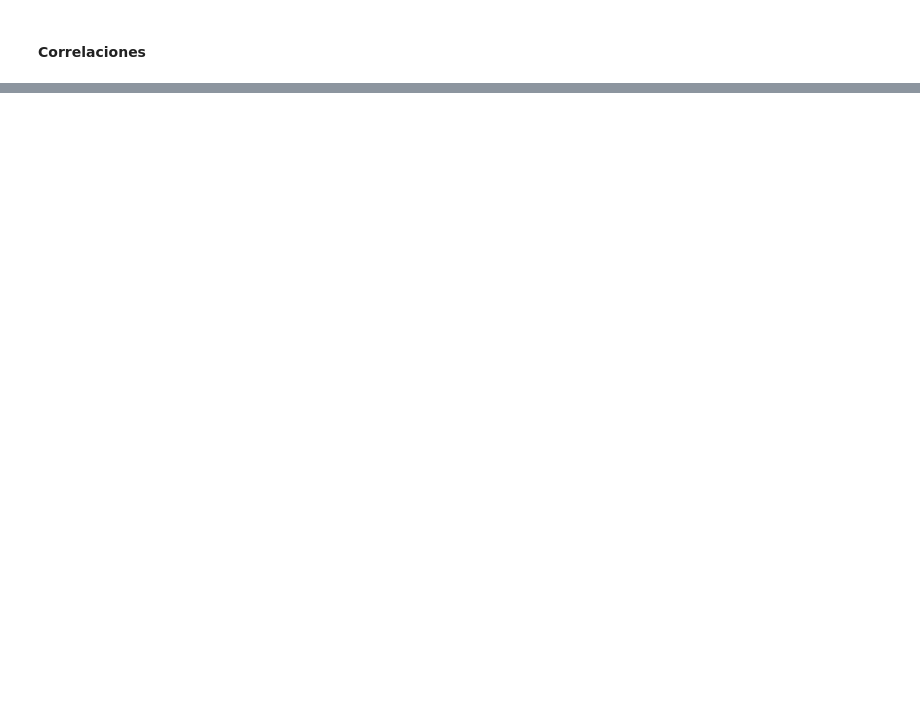
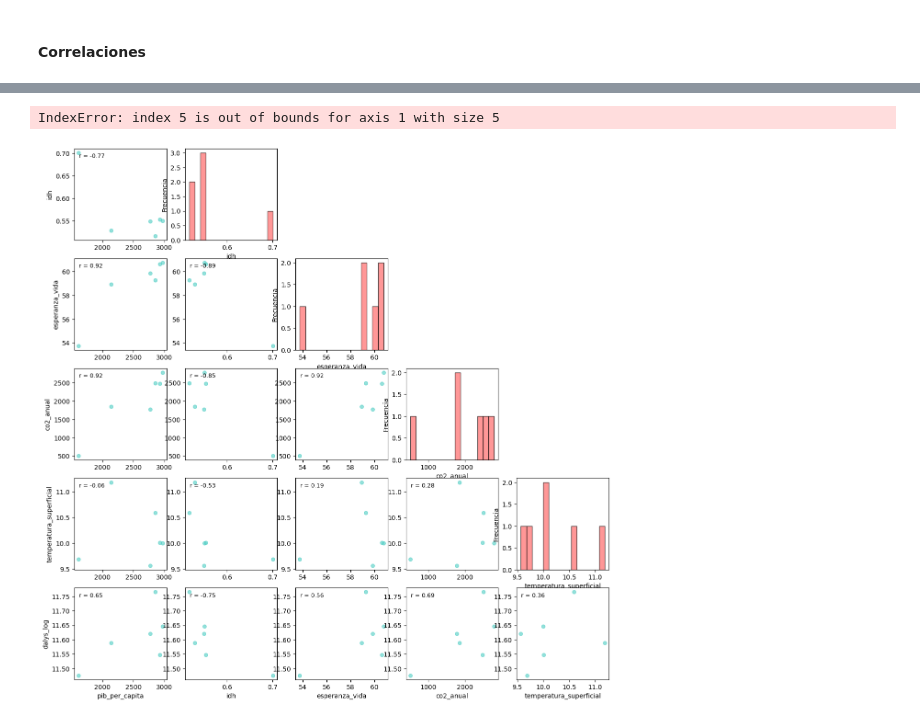
Before and after one commit to P-arsimony/DALY_DataAnalysis, a Jupyter notebook: Data_Visualization.ipynb, the cells around one changed output, grey strips where cells are left out. Drawn from its saved outputs; the diff is of its cells as text; code cells hidden in the pictures; blank space fills up the shorter version.

Commit message:
Nuevas gráficas de correlaciones entre datos.

```diff
--- a/Data_Visualization.ipynb
+++ b/Data_Visualization.ipynb
@@ -564,0 +634,61 @@ Altura del gráfico: 10.8 pulgadas
+# %%
+# ============================================
+# Scatter Matrix con correlaciones
+# ============================================
+
+# Seleccionar variables
+variables = ['dalys', 'pib_per_capita', 'idh', 'esperanza_vida', 'co2_anual', 'temperatura_superficial']
+df_corr = df_analisis_global[variables].copy()
+
+# Aplicar log a DALYs
+df_corr['dalys_log'] = np.log1p(df_corr['dalys'])
+df_corr = df_corr.drop('dalys', axis=1)
+
+# Calcular matriz de correlación
+corr_matrix = df_corr.corr()
+
+# Crear figura con subplots
+fig, axes = plt.subplots(len(variables)-1, len(variables)-1,
+                         figsize=(15, 15),
+                         facecolor='white')
+
+for i, var1 in enumerate(df_corr.columns):
+    for j, var2 in enumerate(df_corr.columns):
+        if i > j:
+            ax = axes[i-1, j]
+            ax.scatter(df_corr[var2], df_corr[var1], alpha=0.6, color='#4ECDC4', s=30)
+
+            # Calcular correlación
+            corr_val = corr_matrix.loc[var1, var2]
+            ax.text(0.05, 0.95, f'r = {corr_val:.2f}',
+                   transform=ax.transAxes, fontsize=9, verticalalignment='top')
+
+            # Ajustar etiquetas
+            if i == len(df_corr.columns)-1:
+                ax.set_xlabel(var2, fontsize=10)
+            if j == 0:
+                ax.set_ylabel(var1, fontsize=10)
+
+            # Eliminar axes no utilizados
+        elif i == j:
+            ax = axes[i-1, j] if i > 0 else None
+            if ax is not None:
+                ax.hist(df_corr[var1], bins=15, color='#FF6B6B', alpha=0.7, edgecolor='black')
+                ax.set_xlabel(var1, fontsize=10)
+                ax.set_ylabel('Frecuencia', fontsize=10)
+        else:
+            if i > 0 and j < len(df_corr.columns)-1:
+                ax = axes[i-1, j]
+                ax.set_visible(False)
+
+plt.suptitle('Matriz de Dispersión con Correlaciones',
+             fontsize=14, fontweight='bold', y=0.98)
+plt.tight_layout()
+plt.show()
+
+# Mostrar matriz de correlación
+print("\n📊 Matriz de Correlación:")
+print(corr_matrix.round(3))
+# %% [output]
+IndexError: index 5 is out of bounds for axis 1 with size 5
+[figure, added]
```
Also changed, not shown: parts of 7 cells of this notebook.
